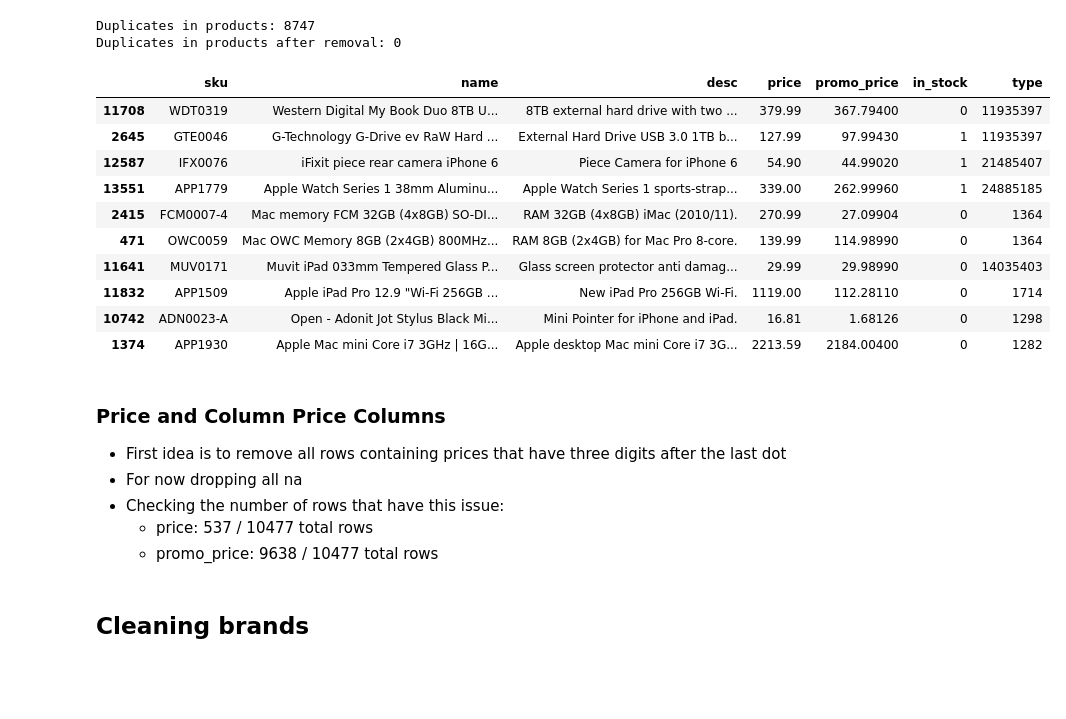
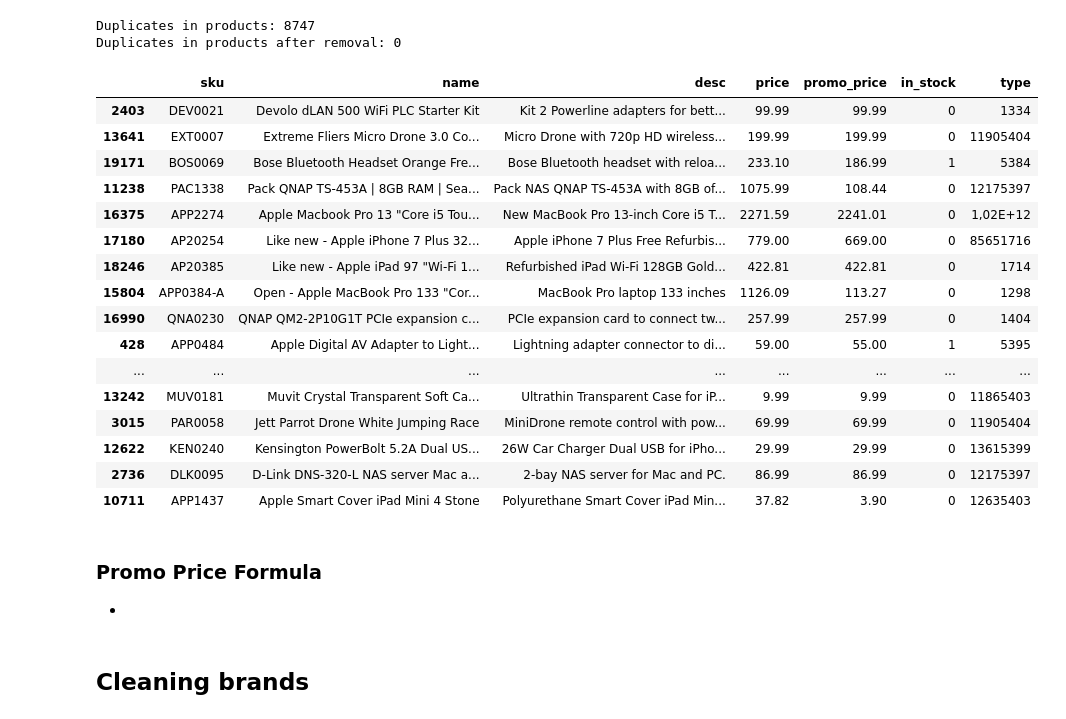
Before and after one commit to tobiasaurer/python-eniac-dataprocessing, a Jupyter notebook: data_exploration.ipynb, the cells around one changed output. Cells and saved outputs as stored; diff of their text form; code cells hidden in the pictures; blank space fills up the shorter version.

```diff
--- a/data_exploration.ipynb
+++ b/data_exploration.ipynb
@@ -303,33 +310,37 @@ products = (
 # %%
 # Function to reduce promo_price
 # While promo_price is higher than price, divides by 10 to move decimal point one further to the left
 # Returns the result of the divisions once promo price is smaller than price
 def reduce_promo_price(row):
-  result = row['promo_price']
+  result = round(row['promo_price'], 2)
   while result > row['price']:
-    result /= 10
+    result = round((result / 10), 2)
   return result
 
 products['promo_price'] = products.apply(lambda row : reduce_promo_price(row), axis=1)
+products.sample(20)
 # %% [output]
 |  | sku | name | desc | price | promo_price | in_stock | type |
-| 11708 | WDT0319 | Western Digital My Book Duo 8TB U... | 8TB external hard drive with two ... | 379.99 | 367.79400 | 0 | 11935397 |
-| 2645 | GTE0046 | G-Technology G-Drive ev RaW Hard ... | External Hard Drive USB 3.0 1TB b... | 127.99 | 97.99430 | 1 | 11935397 |
-| 12587 | IFX0076 | iFixit piece rear camera iPhone 6 | Piece Camera for iPhone 6 | 54.90 | 44.99020 | 1 | 21485407 |
-| 13551 | APP1779 | Apple Watch Series 1 38mm Aluminu... | Apple Watch Series 1 sports-strap... | 339.00 | 262.99960 | 1 | 24885185 |
-| 2415 | FCM0007-4 | Mac memory FCM 32GB (4x8GB) SO-DI... | RAM 32GB (4x8GB) iMac (2010/11). | 270.99 | 27.09904 | 0 | 1364 |
-| 471 | OWC0059 | Mac OWC Memory 8GB (2x4GB) 800MHz... | RAM 8GB (2x4GB) for Mac Pro 8-core. | 139.99 | 114.98990 | 0 | 1364 |
-| 11641 | MUV0171 | Muvit iPad 033mm Tempered Glass P... | Glass screen protector anti damag... | 29.99 | 29.98990 | 0 | 14035403 |
-| 11832 | APP1509 | Apple iPad Pro 12.9 "Wi-Fi 256GB ... | New iPad Pro 256GB Wi-Fi. | 1119.00 | 112.28110 | 0 | 1714 |
-| 10742 | ADN0023-A | Open - Adonit Jot Stylus Black Mi... | Mini Pointer for iPhone and iPad. | 16.81 | 1.68126 | 0 | 1298 |
-| 1374 | APP1930 | Apple Mac mini Core i7 3GHz | 16G... | Apple desktop Mac mini Core i7 3G... | 2213.59 | 2184.00400 | 0 | 1282 |
+| 2403 | DEV0021 | Devolo dLAN 500 WiFi PLC Starter Kit | Kit 2 Powerline adapters for bett... | 99.99 | 99.99 | 0 | 1334 |
+| 13641 | EXT0007 | Extreme Fliers Micro Drone 3.0 Co... | Micro Drone with 720p HD wireless... | 199.99 | 199.99 | 0 | 11905404 |
+| 19171 | BOS0069 | Bose Bluetooth Headset Orange Fre... | Bose Bluetooth headset with reloa... | 233.10 | 186.99 | 1 | 5384 |
+| 11238 | PAC1338 | Pack QNAP TS-453A | 8GB RAM | Sea... | Pack NAS QNAP TS-453A with 8GB of... | 1075.99 | 108.44 | 0 | 12175397 |
+| 16375 | APP2274 | Apple Macbook Pro 13 "Core i5 Tou... | New MacBook Pro 13-inch Core i5 T... | 2271.59 | 2241.01 | 0 | 1,02E+12 |
+| 17180 | AP20254 | Like new - Apple iPhone 7 Plus 32... | Apple iPhone 7 Plus Free Refurbis... | 779.00 | 669.00 | 0 | 85651716 |
+| 18246 | AP20385 | Like new - Apple iPad 97 "Wi-Fi 1... | Refurbished iPad Wi-Fi 128GB Gold... | 422.81 | 422.81 | 0 | 1714 |
+| 15804 | APP0384-A | Open - Apple MacBook Pro 133 "Cor... | MacBook Pro laptop 133 inches | 1126.09 | 113.27 | 0 | 1298 |
+| 16990 | QNA0230 | QNAP QM2-2P10G1T PCIe expansion c... | PCIe expansion card to connect tw... | 257.99 | 257.99 | 0 | 1404 |
+| 428 | APP0484 | Apple Digital AV Adapter to Light... | Lightning adapter connector to di... | 59.00 | 55.00 | 1 | 5395 |
+| ... | ... | ... | ... | ... | ... | ... | ... |
+| 13242 | MUV0181 | Muvit Crystal Transparent Soft Ca... | Ultrathin Transparent Case for iP... | 9.99 | 9.99 | 0 | 11865403 |
+| 3015 | PAR0058 | Jett Parrot Drone White Jumping Race | MiniDrone remote control with pow... | 69.99 | 69.99 | 0 | 11905404 |
+| 12622 | KEN0240 | Kensington PowerBolt 5.2A Dual US... | 26W Car Charger Dual USB for iPho... | 29.99 | 29.99 | 0 | 13615399 |
+| 2736 | DLK0095 | D-Link DNS-320-L NAS server Mac a... | 2-bay NAS server for Mac and PC. | 86.99 | 86.99 | 0 | 12175397 |
+| 10711 | APP1437 | Apple Smart Cover iPad Mini 4 Stone | Polyurethane Smart Cover iPad Min... | 37.82 | 3.90 | 0 | 12635403 |
-# %% [markdown]
-### Price and Column Price Columns
-* First idea is to remove all rows containing prices that have three digits after the last dot
-* For now dropping all na
-* Checking the number of rows that have this issue:
-    * price: 537 / 10477 total rows
-    * promo_price: 9638 / 10477 total rows
+# %% [markdown]
+### Promo Price Formula
+
+*
 # %% [markdown]
 ## Cleaning brands
 # %% [markdown]
```
Also changed, not shown: parts of 10 cells of this notebook.
